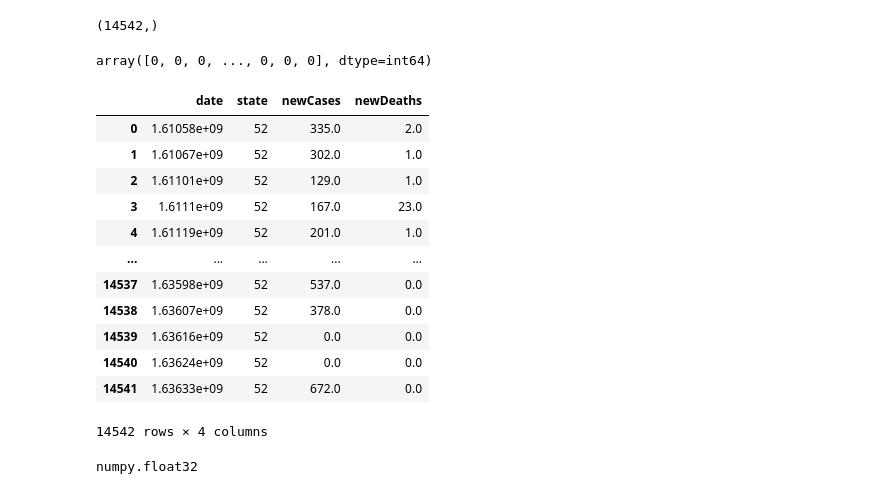
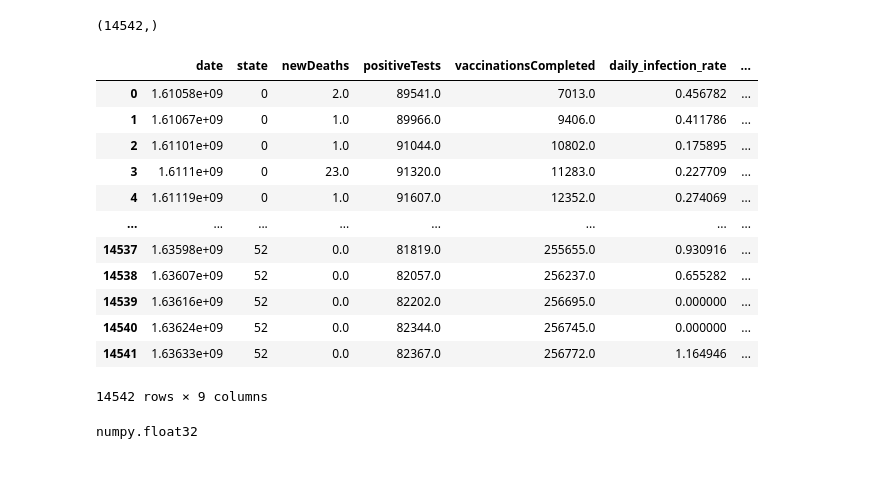
Before and after one commit to roysea/CS4200-Predict-Covid-New-Cases, a Jupyter notebook: Covid-New-Case-Predictor.ipynb, the cells around one changed output. Drawn from its saved outputs; the diff is of its cells as text; code cells hidden in the pictures.

```diff
--- a/Covid New Case Predictor.ipynb
+++ b/Covid-New-Case-Predictor.ipynb
@@ -31,8 +31,9 @@ df.tail(10)
 # %%
 # change state name to integer
 states = df['state'].unique()
-for i in range(len(states)):
-    df['state']=i
+
+for i, j in enumerate(states):
+    df['state'] = df['state'].replace(j, i)
 df
 # %% [output]
 |  | date | state | newCases | cases | newDeaths | deaths | positiveTests | negativeTests | ... |
@@ -100,31 +101,30 @@ mask_as_label.shape
 # %% [output]
 (14542,)
 # %%
-mask_as_label
+# mask_as_label
-# %% [output]
-array([0, 0, 0, ..., 0, 0, 0], dtype=int64)
 # %%
 # select 4 columns for evidence variables
 # data = df[['date','state','newCases', 'newDeaths', 'positiveTests','vaccinationsCompleted', 'daily_infection_rate', 'daily_death_rate',
 #        'newCases_density', 'newDeaths_density']]
 
-mini_df = df[['date','state','newCases', 'newDeaths']]
+mini_df = df[['date','state', 'newDeaths', 'positiveTests','vaccinationsCompleted', 'daily_infection_rate',
+              'daily_death_rate','newCases_density', 'newDeaths_density']]
 mini_df.shape
 mini_df
 # %% [output]
-|  | date | state | newCases | newDeaths |
-| 0 | 1.61058e+09 | 52 | 335.0 | 2.0 |
-| 1 | 1.61067e+09 | 52 | 302.0 | 1.0 |
-| 2 | 1.61101e+09 | 52 | 129.0 | 1.0 |
-| 3 | 1.6111e+09 | 52 | 167.0 | 23.0 |
-| 4 | 1.61119e+09 | 52 | 201.0 | 1.0 |
-| ... | ... | ... | ... | ... |
-| 14537 | 1.63598e+09 | 52 | 537.0 | 0.0 |
-| 14538 | 1.63607e+09 | 52 | 378.0 | 0.0 |
-| 14539 | 1.63616e+09 | 52 | 0.0 | 0.0 |
-| 14540 | 1.63624e+09 | 52 | 0.0 | 0.0 |
-| 14541 | 1.63633e+09 | 52 | 672.0 | 0.0 |
+|  | date | state | newDeaths | positiveTests | vaccinationsCompleted | daily_infection_rate | ... |
+| 0 | 1.61058e+09 | 0 | 2.0 | 89541.0 | 7013.0 | 0.456782 | ... |
+| 1 | 1.61067e+09 | 0 | 1.0 | 89966.0 | 9406.0 | 0.411786 | ... |
+| 2 | 1.61101e+09 | 0 | 1.0 | 91044.0 | 10802.0 | 0.175895 | ... |
+| 3 | 1.6111e+09 | 0 | 23.0 | 91320.0 | 11283.0 | 0.227709 | ... |
+| 4 | 1.61119e+09 | 0 | 1.0 | 91607.0 | 12352.0 | 0.274069 | ... |
+| ... | ... | ... | ... | ... | ... | ... | ... |
+| 14537 | 1.63598e+09 | 52 | 0.0 | 81819.0 | 255655.0 | 0.930916 | ... |
+| 14538 | 1.63607e+09 | 52 | 0.0 | 82057.0 | 256237.0 | 0.655282 | ... |
+| 14539 | 1.63616e+09 | 52 | 0.0 | 82202.0 | 256695.0 | 0.000000 | ... |
+| 14540 | 1.63624e+09 | 52 | 0.0 | 82344.0 | 256745.0 | 0.000000 | ... |
+| 14541 | 1.63633e+09 | 52 | 0.0 | 82367.0 | 256772.0 | 1.164946 | ... |
-14542 rows × 4 columns
+14542 rows × 9 columns
 # %%
 # convert evidence to numpy array and check date type- it should be float
 evidence = mini_df.to_numpy()
```
Also changed, not shown: parts of 12 cells of this notebook, 4 other files.
